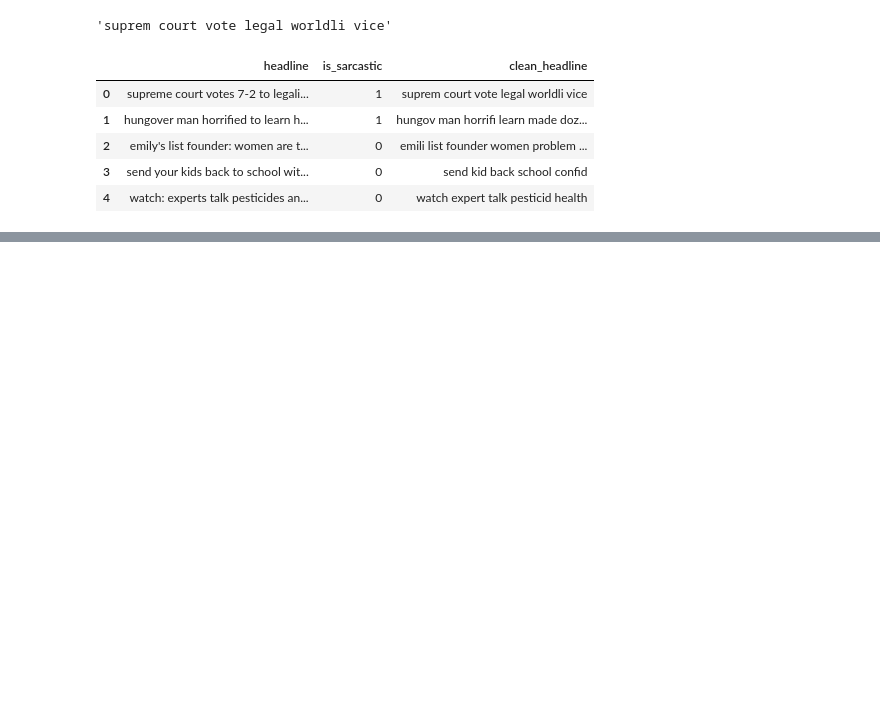
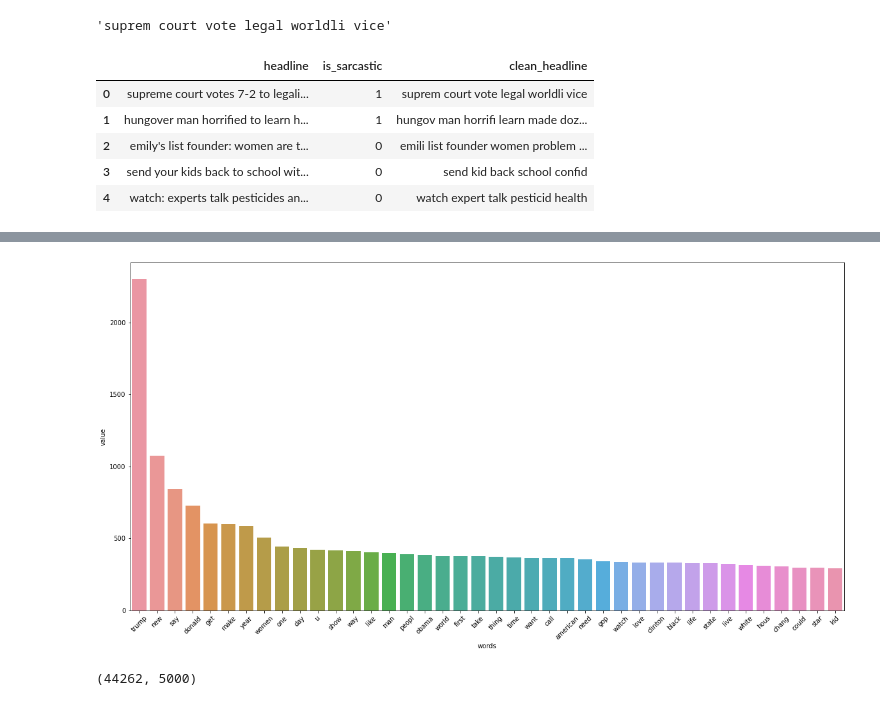
Before and after one commit to Ibrahim-Ajibosin/Sarcasm_detector, a Jupyter notebook: Sarcasm_detector.ipynb, the cells around one changed output, grey strips where cells are left out. Drawn from its saved outputs; the diff is of its cells as text; code cells hidden in the pictures; blank space fills up the shorter version.

```diff
--- a/Sarcasm_detector.ipynb
+++ b/Sarcasm_detector.ipynb
@@ -59,0 +124,8 @@ ax = sns.countplot(x='clean_headline', data=data)
+# %%
+df_2 = pd.DataFrame(most_common_non_sarcastic_words.items(), columns =['words', 'value'])
+plt.figure(figsize =(20,10))
+sns.barplot(x='words', y='value', data=df_2)
+plt.xticks(rotation=45)
+plt.show()
+# %% [output]
+[figure, added]
@@ -59,0 +138,4 @@ ax = sns.countplot(x='clean_headline', data=data)
+# %%
+X.shape
+# %% [output]
+(44262, 5000)
```
Also changed, not shown: parts of 23 cells of this notebook.
